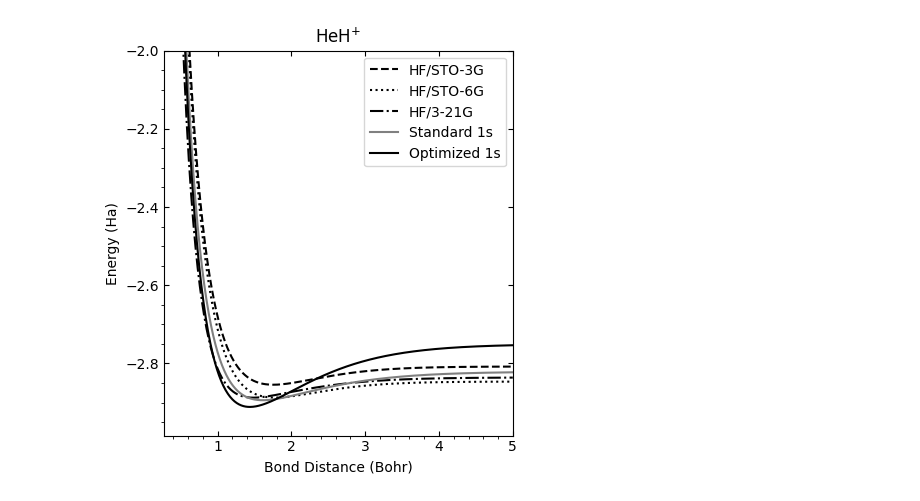
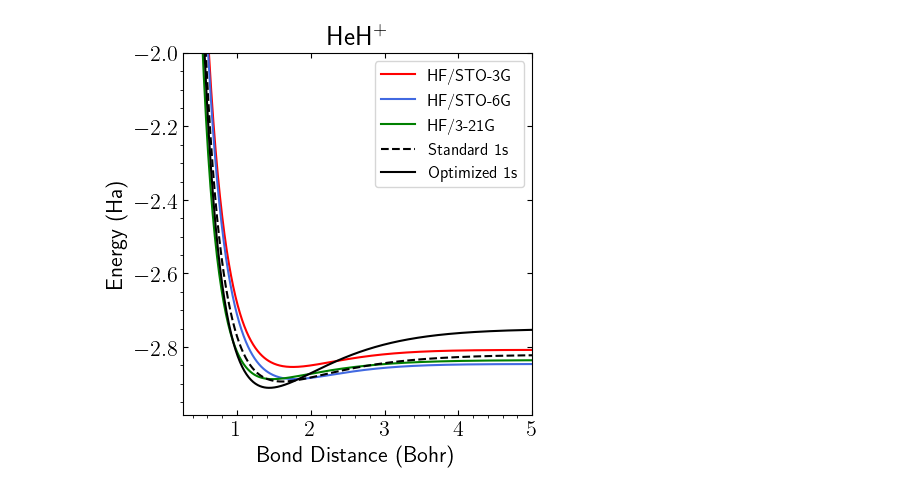
Before and after one commit to achmadj/1s_STO_diatomic, a Jupyter notebook: Final_Calculation.ipynb, the cells around one changed output. Saved outputs shown, nothing was run; the diff lists cells and outputs as text; code cells hidden in the pictures.

```diff
--- a/Final_Calculation.ipynb
+++ b/Final_Calculation.ipynb
@@ -14,4 +14,9 @@ import re
 from tqdm.auto import tqdm
 
 # pip install scipy matplotlib pandas tqdm
+# %%
+plt.rcParams.update({
+    'text.usetex': True,
+    'font.size': 16,
+    })
 # %% [markdown]
@@ -216,20 +223,21 @@ heh_p_321g = [HF_heh_p_energy(i, '3-21g') for i in x]
 heh_p_hls = [heh_1s_energy(1.7646, i, c=0.125) for i in x]
 heh_p_hls_opt = [heh_1s_energy(alpha_heh_p, i, c=c) for i in x]
 # %%
-plt.figure(figsize=(4.5,5))
-plt.plot(x, heh_p_sto3g, '--k', label='HF/STO-3G')
-plt.plot(x, heh_p_sto6g, ':k', label='HF/STO-6G')
-plt.plot(x, heh_p_321g , '-.k', label='HF/3-21G')
-plt.plot(x, heh_p_hls, '-', color='gray', label='Standard 1s')
+plt.figure(figsize=(4.5,4.7))
+plt.plot(x, heh_p_sto3g, '-r', label='HF/STO-3G')
+plt.plot(x, heh_p_sto6g, '-', color='royalblue', label='HF/STO-6G')
+plt.plot(x, heh_p_321g , '-g', label='HF/3-21G')
+plt.plot(x, heh_p_hls, '--', color='black', label='Standard 1s')
 plt.plot(x, heh_p_hls_opt, '-', color='black', label='Optimized 1s')
-plt.legend()
+plt.legend(fontsize=12)
 plt.title(r"HeH$^{+}$")
 plt.xlabel("Bond Distance (Bohr)")
 plt.ylabel("Energy (Ha)")
 plt.xlim(right=5.0)
 plt.ylim(top=-2.0)
 plt.tick_params(direction='in', top=True, right=True)
 plt.minorticks_on()
+plt.savefig('heh.svg', bbox_inches='tight')
 plt.show()
 # %% [output]
-[figure, old version]
+[figure, new version]
```
Also changed, not shown: parts of 4 cells of this notebook, 3 other files.
